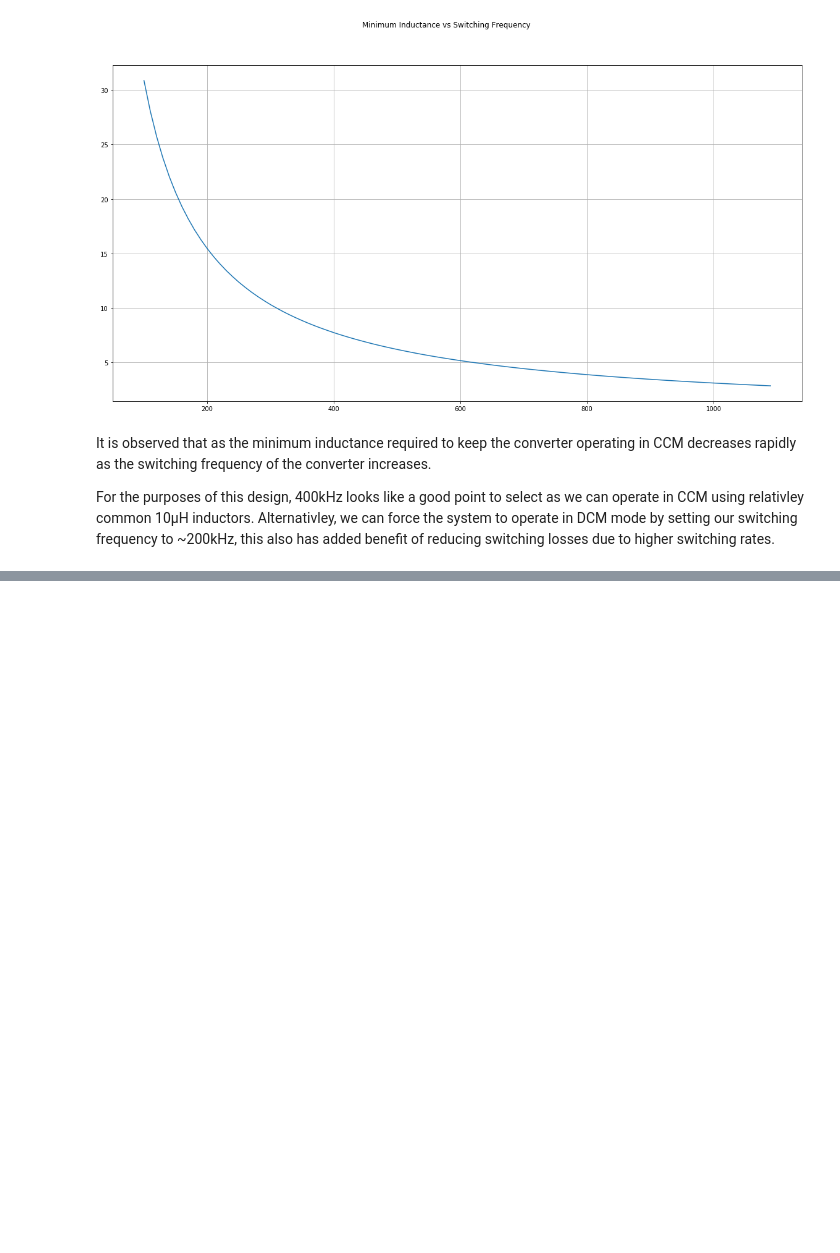
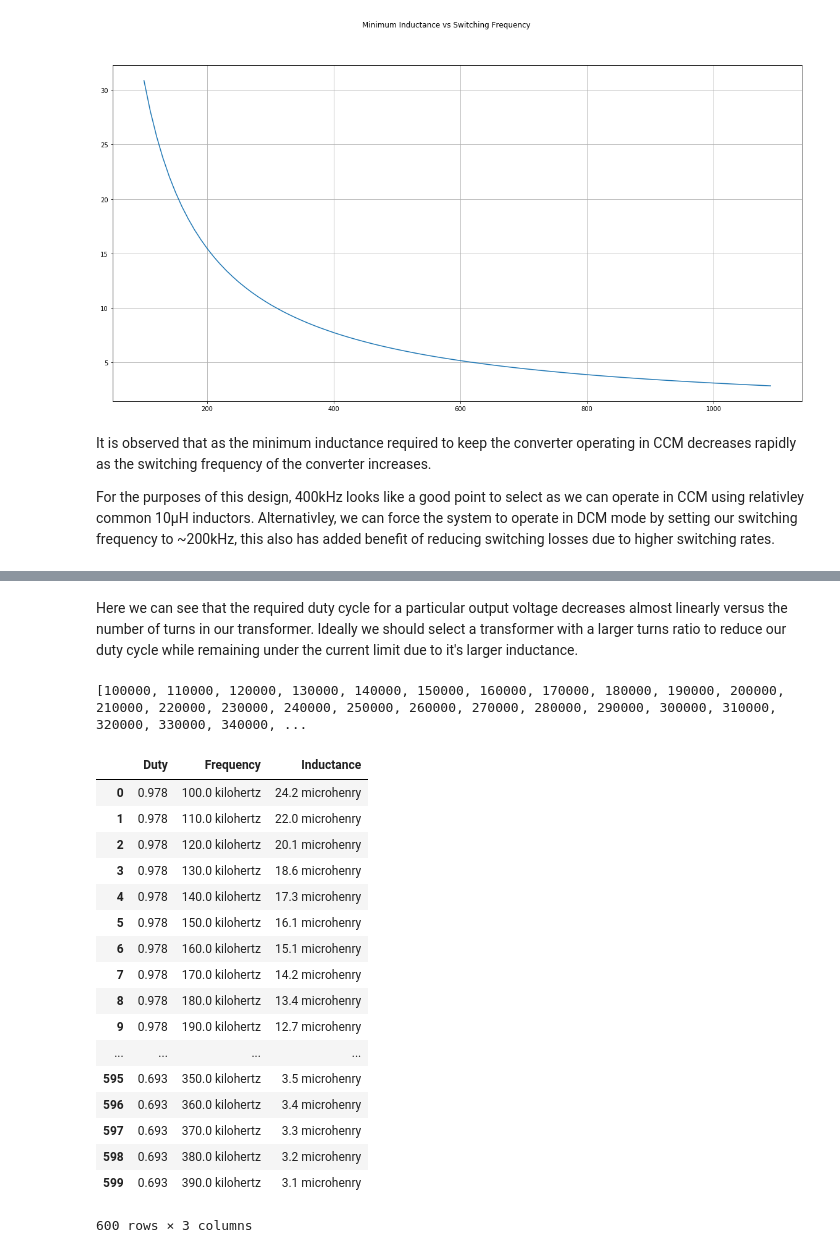
Before and after one commit to bartlettD/nixie-clock, a Jupyter notebook: Docs/BoostConverterCalc.ipynb, the cells around one changed output, grey strips where cells are left out. Cells and saved outputs as stored; diff of their text form; code cells hidden in the pictures; blank space fills up the shorter version.

```diff
--- a/Docs/BoostConverterCalc.ipynb
+++ b/Docs/BoostConverterCalc.ipynb
@@ -101,0 +137,43 @@ For the purposes of this design, 400kHz looks like a good point to select as we
+# %% [markdown]
+Here we can see that the required duty cycle for a particular output voltage decreases almost linearly versus the number of turns in our transformer. Ideally we should select a transformer with a larger turns ratio to reduce our duty cycle while remaining under the current limit due to it's larger inductance.
+# %%
+#Build a list
+startFreq = (100 * ureg.kHz).to("Hz")
+endFreq = (400 * ureg.kHz).to("Hz")
+stepFreq = (10 * ureg.kHz).to("Hz")
+
+Fs = list(range(int(startFreq.magnitude),
+                int(endFreq.magnitude),
+                int(stepFreq.magnitude)))
+print(Fs)
+
+list(zip(Duty,Fs))
+MinL = list()
+for D in Duty:
+    for F in Fs:
+        L = (((VinMin**2)*(D**2))/(2*MaxDesignCurrent*(Vout+VDropD)*F)).magnitude * ureg.H
+        MinL.append(list([np.round(D.magnitude,3),(F * ureg.Hz).to("kHz"),np.round(L.to("uH"),1)]))
+
+df = pd.DataFrame(list(zip(Duty.magnitude,np.round(L.to("uH"),1))),columns = ["Duty", "Inductance"])
+df = pd.DataFrame(MinL,columns = ["Duty", "Frequency","Inductance"])
+display(df)
+# %% [output]
+[100000, 110000, 120000, 130000, 140000, 150000, 160000, 170000, 180000, 190000, 200000, 210000, 220000, 230000, 240000, 250000, 260000, 270000, 280000, 290000, 300000, 310000, 320000, 330000, 340000, ...
+|  | Duty | Frequency | Inductance |
+| 0 | 0.978 | 100.0 kilohertz | 24.2 microhenry |
+| 1 | 0.978 | 110.0 kilohertz | 22.0 microhenry |
+| 2 | 0.978 | 120.0 kilohertz | 20.1 microhenry |
+| 3 | 0.978 | 130.0 kilohertz | 18.6 microhenry |
+| 4 | 0.978 | 140.0 kilohertz | 17.3 microhenry |
+| 5 | 0.978 | 150.0 kilohertz | 16.1 microhenry |
+| 6 | 0.978 | 160.0 kilohertz | 15.1 microhenry |
+| 7 | 0.978 | 170.0 kilohertz | 14.2 microhenry |
+| 8 | 0.978 | 180.0 kilohertz | 13.4 microhenry |
+| 9 | 0.978 | 190.0 kilohertz | 12.7 microhenry |
+| ... | ... | ... | ... |
+| 595 | 0.693 | 350.0 kilohertz | 3.5 microhenry |
+| 596 | 0.693 | 360.0 kilohertz | 3.4 microhenry |
+| 597 | 0.693 | 370.0 kilohertz | 3.3 microhenry |
+| 598 | 0.693 | 380.0 kilohertz | 3.2 microhenry |
+| 599 | 0.693 | 390.0 kilohertz | 3.1 microhenry |
+600 rows × 3 columns
```
Also changed, not shown: parts of 5 cells of this notebook.
